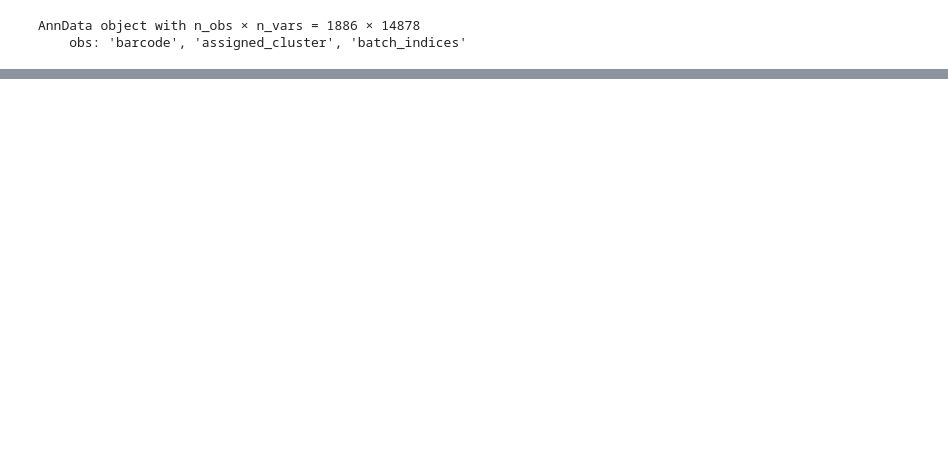
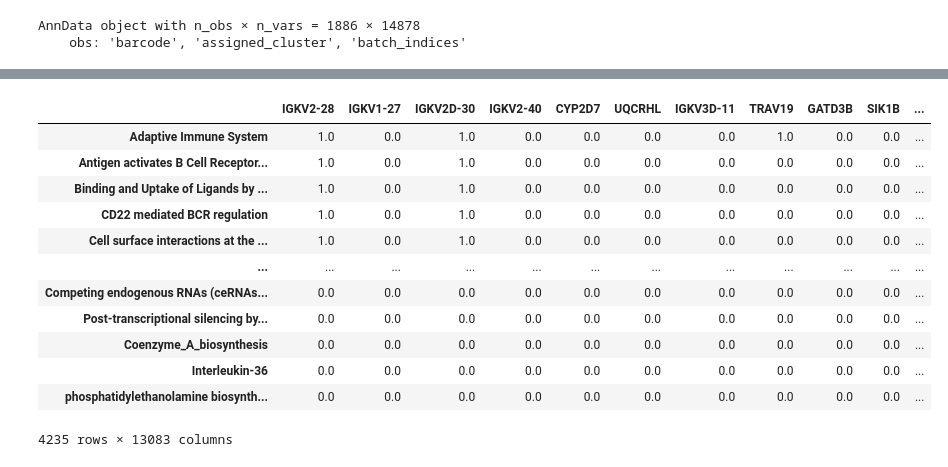
Before and after one commit to hui2000ji/scETM, a Jupyter notebook: notebooks/scETM introductory tutorial.ipynb, the cells around one changed output, grey strips where cells are left out. Cells and saved outputs as stored; diff of their text form; code cells hidden in the pictures; blank space fills up the shorter version.

```diff
--- a/notebooks/scETM introductory tutorial.ipynb
+++ b/notebooks/scETM introductory tutorial.ipynb
@@ -97,0 +260,21 @@ result = evaluate(adata, resolutions = [0.06, 0.08, 0.1, 0.13], return_fig=True,
+# %%
+pathdip4 = pd.read_csv('../../../data/pathway_gene_matv4.csv', index_col=0)
+# %%
+# filter pathways with less than 5 genes in it
+pathdip4 = pathdip4.loc[:, pathdip4.sum(0) >= 5].T
+# %%
+pathdip4
+# %% [output]
+|  | IGKV2-28 | IGKV1-27 | IGKV2D-30 | IGKV2-40 | CYP2D7 | UQCRHL | IGKV3D-11 | TRAV19 | GATD3B | SIK1B | ... |
+| Adaptive Immune System | 1.0 | 0.0 | 1.0 | 0.0 | 0.0 | 0.0 | 0.0 | 1.0 | 0.0 | 0.0 | ... |
+| Antigen activates B Cell Receptor... | 1.0 | 0.0 | 1.0 | 0.0 | 0.0 | 0.0 | 0.0 | 0.0 | 0.0 | 0.0 | ... |
+| Binding and Uptake of Ligands by ... | 1.0 | 0.0 | 1.0 | 0.0 | 0.0 | 0.0 | 0.0 | 0.0 | 0.0 | 0.0 | ... |
+| CD22 mediated BCR regulation | 1.0 | 0.0 | 1.0 | 0.0 | 0.0 | 0.0 | 0.0 | 0.0 | 0.0 | 0.0 | ... |
+| Cell surface interactions at the ... | 1.0 | 0.0 | 1.0 | 0.0 | 0.0 | 0.0 | 0.0 | 0.0 | 0.0 | 0.0 | ... |
+| ... | ... | ... | ... | ... | ... | ... | ... | ... | ... | ... | ... |
+| Competing endogenous RNAs (ceRNAs... | 0.0 | 0.0 | 0.0 | 0.0 | 0.0 | 0.0 | 0.0 | 0.0 | 0.0 | 0.0 | ... |
+| Post-transcriptional silencing by... | 0.0 | 0.0 | 0.0 | 0.0 | 0.0 | 0.0 | 0.0 | 0.0 | 0.0 | 0.0 | ... |
+| Coenzyme_A_biosynthesis | 0.0 | 0.0 | 0.0 | 0.0 | 0.0 | 0.0 | 0.0 | 0.0 | 0.0 | 0.0 | ... |
+| Interleukin-36 | 0.0 | 0.0 | 0.0 | 0.0 | 0.0 | 0.0 | 0.0 | 0.0 | 0.0 | 0.0 | ... |
+| phosphatidylethanolamine biosynth... | 0.0 | 0.0 | 0.0 | 0.0 | 0.0 | 0.0 | 0.0 | 0.0 | 0.0 | 0.0 | ... |
+4235 rows × 13083 columns
```
Also changed, not shown: parts of 26 cells of this notebook, 4 other files.
